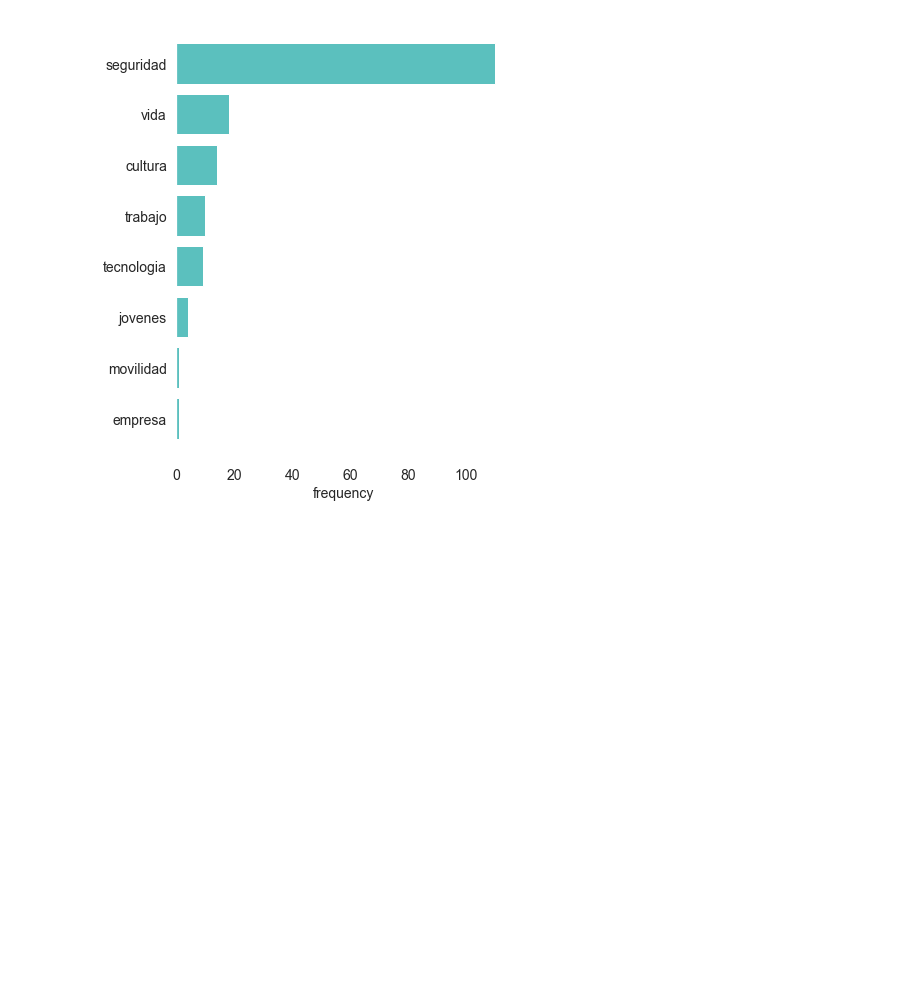
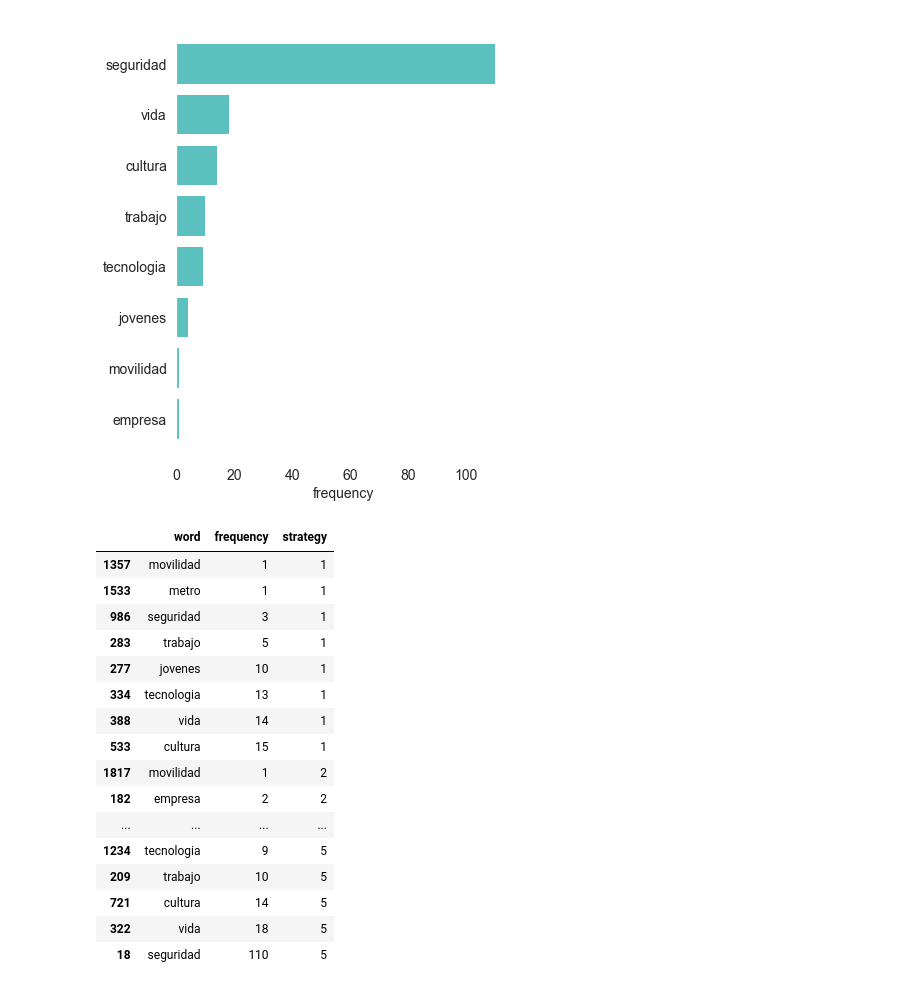
Before and after one commit to GDLPLearning/Sentiment-Analysis-for-the-MDP, a Jupyter notebook: notebooks/Exploratory/4-data-preparation.ipynb, the cells around one changed output. Drawn from its saved outputs; the diff is of its cells as text; code cells hidden in the pictures; blank space fills up the shorter version.

```diff
--- a/notebooks/Exploratory/4-data-preparation.ipynb
+++ b/notebooks/Exploratory/4-data-preparation.ipynb
@@ -675,0 +701,20 @@ plt.show()
+# %%
+data
+# %% [output]
+|  | word | frequency | strategy |
+| 1357 | movilidad | 1 | 1 |
+| 1533 | metro | 1 | 1 |
+| 986 | seguridad | 3 | 1 |
+| 283 | trabajo | 5 | 1 |
+| 277 | jovenes | 10 | 1 |
+| 334 | tecnologia | 13 | 1 |
+| 388 | vida | 14 | 1 |
+| 533 | cultura | 15 | 1 |
+| 1817 | movilidad | 1 | 2 |
+| 182 | empresa | 2 | 2 |
+| ... | ... | ... | ... |
+| 1234 | tecnologia | 9 | 5 |
+| 209 | trabajo | 10 | 5 |
+| 721 | cultura | 14 | 5 |
+| 322 | vida | 18 | 5 |
+| 18 | seguridad | 110 | 5 |
```
Also changed, not shown: parts of 2 cells of this notebook, 2 other files.
